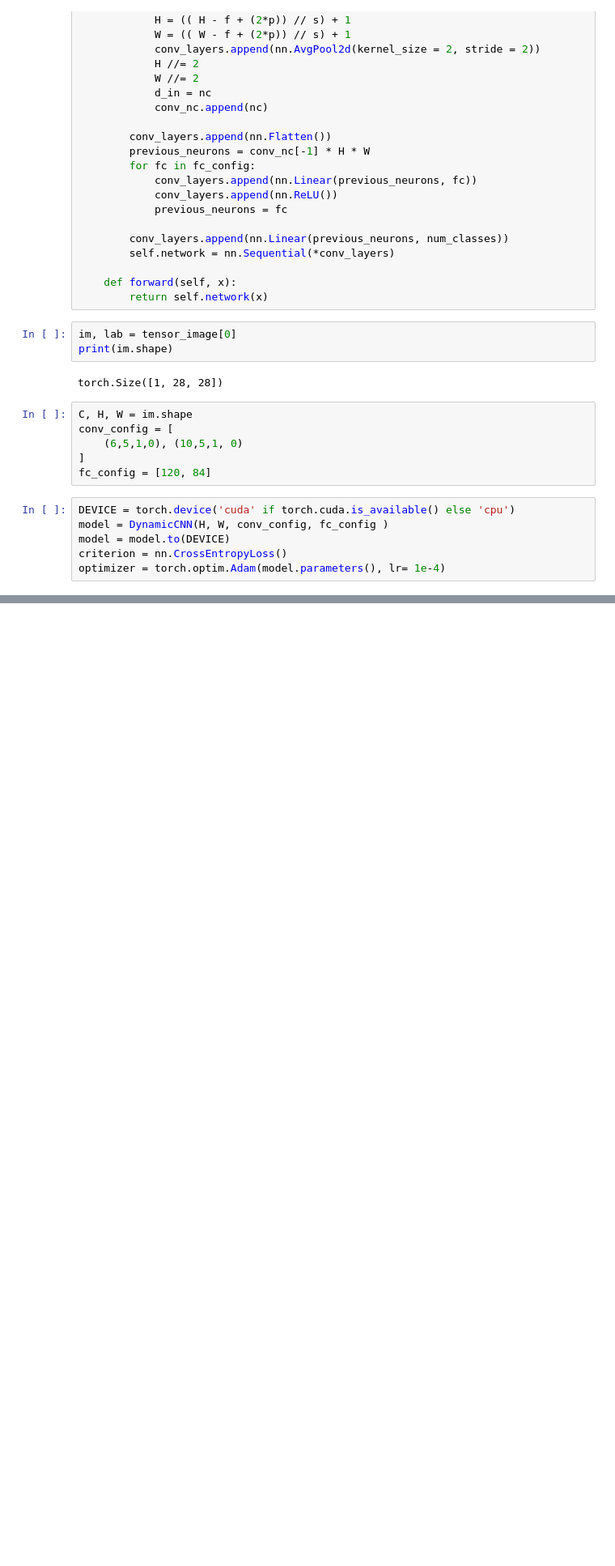
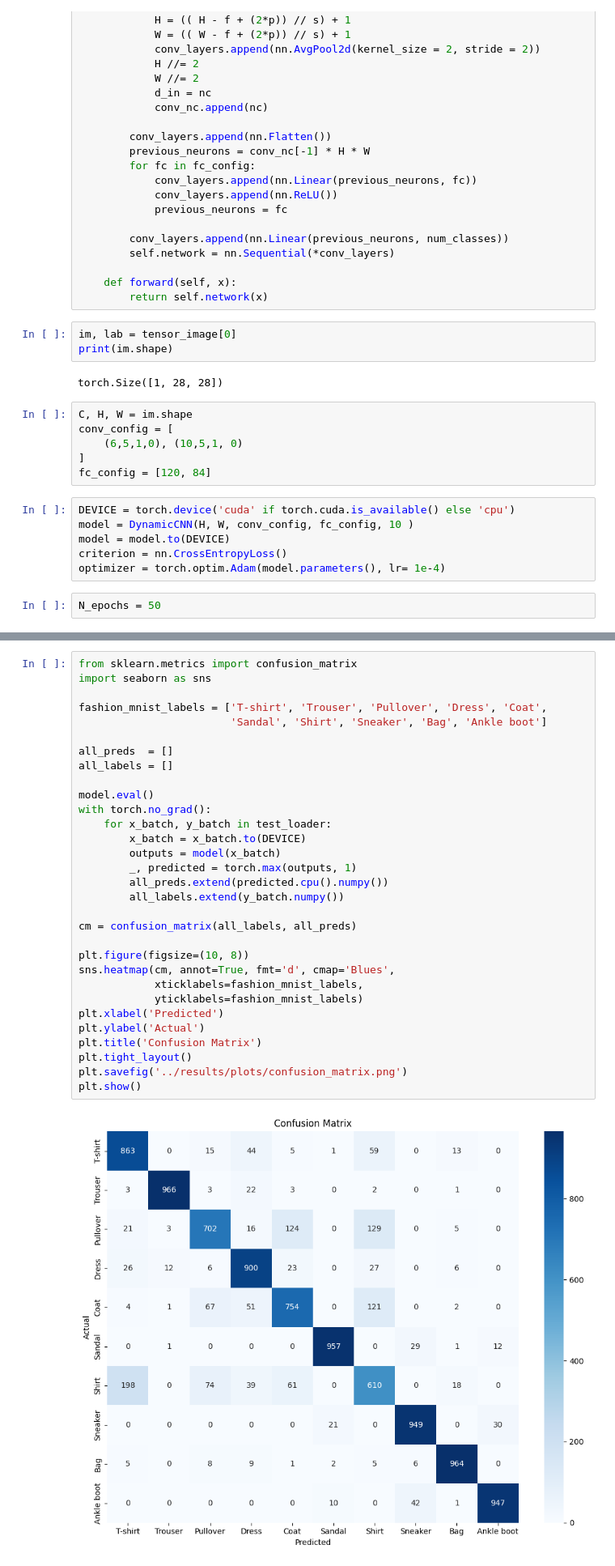
Before and after one commit to Arik-KO/PyTorch_DL, a Jupyter notebook: image_classifier_CNN/notebooks/notebook_1.ipynb, the cells around one changed output, grey strips where cells are left out. Shown at 81% size. Cells and saved outputs as stored; diff of their text form; blank space fills up the shorter version.

Commit message:
using notebook dynamic CNN Model has been implemented and results are saved

```diff
--- a/image_classifier_CNN/notebooks/notebook_1.ipynb
+++ b/image_classifier_CNN/notebooks/notebook_1.ipynb
@@ -138,7 +122,9 @@ conv_config = [
 fc_config = [120, 84]
 # %%
 DEVICE = torch.device('cuda' if torch.cuda.is_available() else 'cpu')
-model = DynamicCNN(H, W, conv_config, fc_config )
+model = DynamicCNN(H, W, conv_config, fc_config, 10 )
 model = model.to(DEVICE)
 criterion = nn.CrossEntropyLoss()
 optimizer = torch.optim.Adam(model.parameters(), lr= 1e-4)
+# %%
+N_epochs = 50
@@ -144,0 +188,33 @@ optimizer = torch.optim.Adam(model.parameters(), lr= 1e-4)
+# %%
+from sklearn.metrics import confusion_matrix
+import seaborn as sns
+
+fashion_mnist_labels = ['T-shirt', 'Trouser', 'Pullover', 'Dress', 'Coat',
+                        'Sandal', 'Shirt', 'Sneaker', 'Bag', 'Ankle boot']
+
+all_preds  = []
+all_labels = []
+
+model.eval()
+with torch.no_grad():
+    for x_batch, y_batch in test_loader:
+        x_batch = x_batch.to(DEVICE)
+        outputs = model(x_batch)
+        _, predicted = torch.max(outputs, 1)
+        all_preds.extend(predicted.cpu().numpy())
+        all_labels.extend(y_batch.numpy())
+
+cm = confusion_matrix(all_labels, all_preds)
+
+plt.figure(figsize=(10, 8))
+sns.heatmap(cm, annot=True, fmt='d', cmap='Blues',
+            xticklabels=fashion_mnist_labels,
+            yticklabels=fashion_mnist_labels)
+plt.xlabel('Predicted')
+plt.ylabel('Actual')
+plt.title('Confusion Matrix')
+plt.tight_layout()
+plt.savefig('../results/plots/confusion_matrix.png')
+plt.show()
+# %% [output]
+[figure, added]
```
Also changed, not shown: parts of 8 cells of this notebook.
